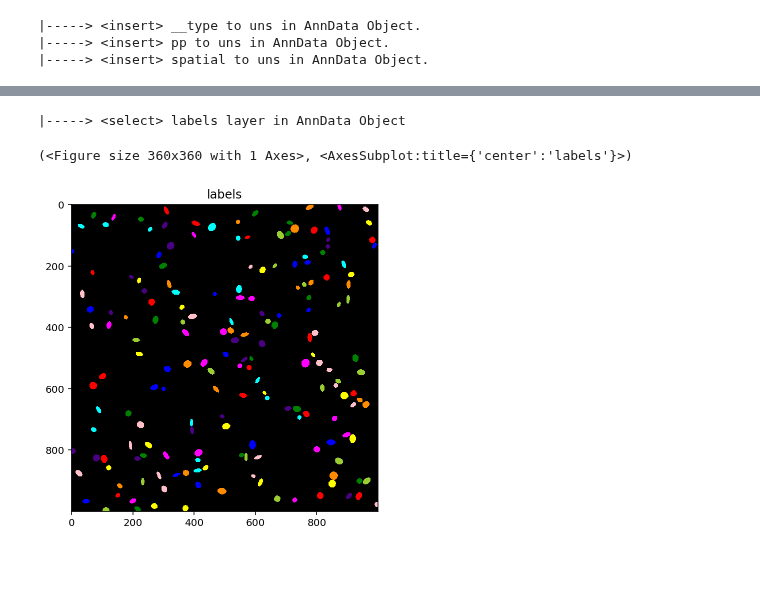
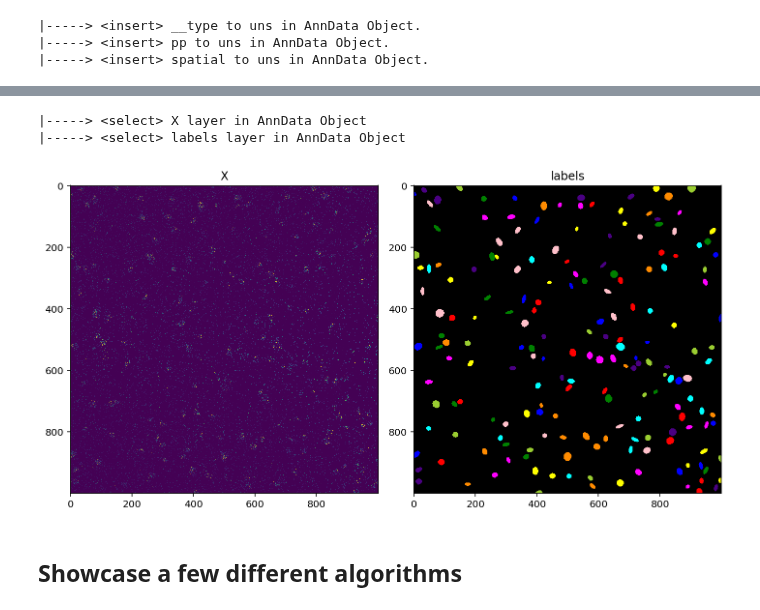
Before and after one commit to aristoteleo/spateo-notebooks, a Jupyter notebook: segmentation/simulate_cells.ipynb, the cells around one changed output, grey strips where cells are left out. Cells and saved outputs as stored; diff of their text form; code cells hidden in the pictures; blank space fills up the shorter version.

```diff
--- a/segmentation/simulate_cells.ipynb
+++ b/segmentation/simulate_cells.ipynb
@@ -8,5 +11,13 @@ Jupyter environment detected. Enabling Open3D WebVisualizer.
 # %%
-adata = st.pp.segmentation.simulation.simulate_cells((1000, 1000), 200)
+adata = st.pp.segmentation.simulation.simulate_cells(
+    (1000, 1000),  # FOV shape
+    200,           # Number of cells to simulate
+    axis1_range=(7, 15), axis2_range=(5, 14),
+    shift=3,
+    foreground_params=(0.512, 1.96, 11.4),
+    background_params=(0.921, 1.08, 1.74),
+    seed=0
+)
 # %% [output]
 |-----> <insert> __type to uns in AnnData Object.
 |-----> <insert> pp to uns in AnnData Object.
@@ -20,6 +25,10 @@ st.pl.imshow(adata, vmax=7)
-# %%
-st.pl.imshow(adata, 'labels', labels=True)
-# %% [output]
-|-----> <select> labels layer in AnnData Object
-(<Figure size 360x360 with 1 Axes>, <AxesSubplot:title={'center':'labels'}>)
-[figure, removed]
+# %%
+fig, axes = plt.subplots(ncols=2, figsize=(10, 5), tight_layout=True)
+st.pl.imshow(adata, vmax=10, ax=axes[0])
+st.pl.imshow(adata, 'labels', labels=True, ax=axes[1])
+# %% [output]
+|-----> <select> X layer in AnnData Object
+|-----> <select> labels layer in AnnData Object
+[figure, added]
+# %% [markdown]
+## Showcase a few different algorithms
```
Also changed, not shown: parts of 6 cells of this notebook.
